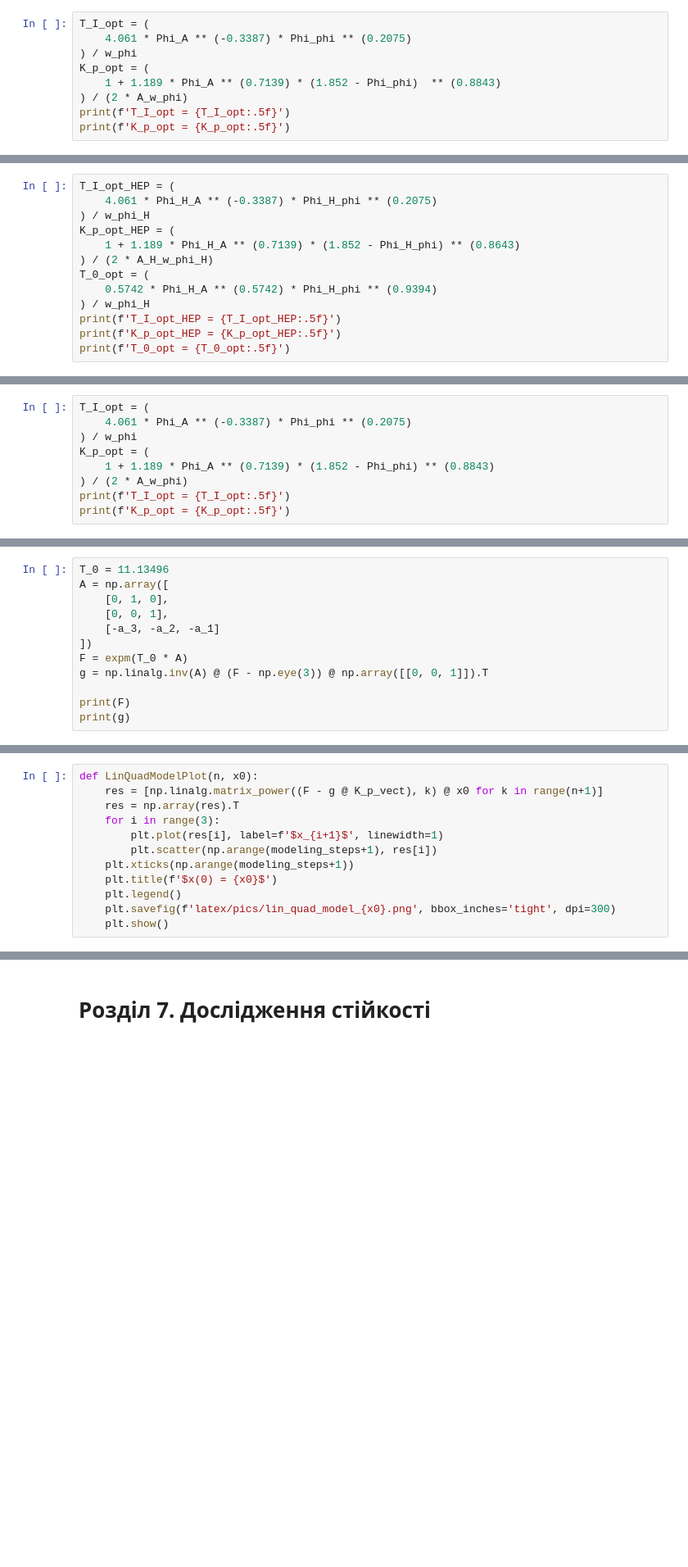
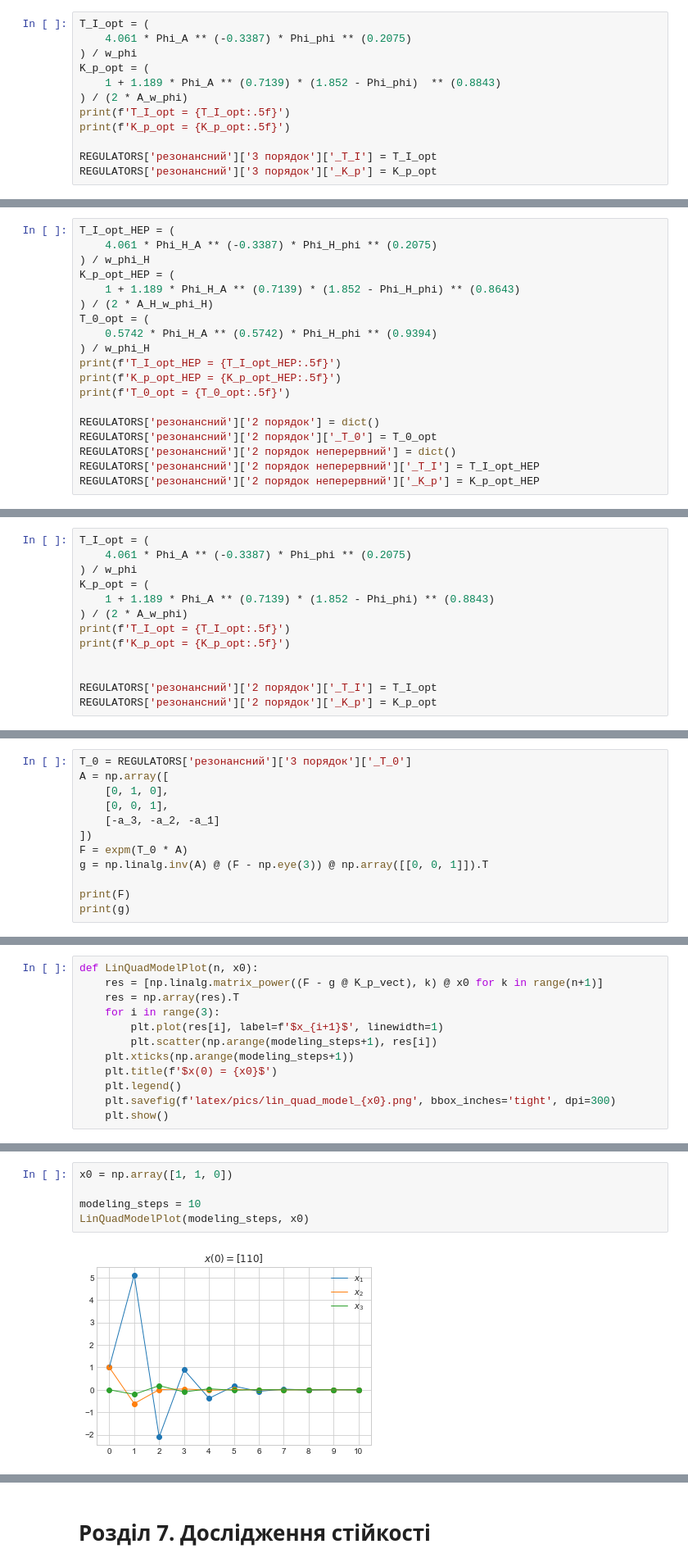
Before and after one commit to Yalikesifulei/iasa_control_theory_coursework, a Jupyter notebook: help.ipynb, the cells around one changed output, grey strips where cells are left out. Shown: that part at 82% size. Drawn from its saved outputs; the diff is of its cells as text; blank space fills up the shorter version.

```diff
--- a/help.ipynb
+++ b/help.ipynb
@@ -483,6 +504,9 @@ K_p_opt = (
 ) / (2 * A_w_phi)
 print(f'T_I_opt = {T_I_opt:.5f}')
 print(f'K_p_opt = {K_p_opt:.5f}')
+
+REGULATORS['резонансний']['3 порядок']['_T_I'] = T_I_opt
+REGULATORS['резонансний']['3 порядок']['_K_p'] = K_p_opt
 # %% [output]
 T_I_opt = 154.07932
 K_p_opt = 0.15495
@@ -617,6 +642,12 @@ T_0_opt = (
 print(f'T_I_opt_HEP = {T_I_opt_HEP:.5f}')
 print(f'K_p_opt_HEP = {K_p_opt_HEP:.5f}')
 print(f'T_0_opt = {T_0_opt:.5f}')
+
+REGULATORS['резонансний']['2 порядок'] = dict()
+REGULATORS['резонансний']['2 порядок']['_T_0'] = T_0_opt
+REGULATORS['резонансний']['2 порядок неперервний'] = dict()
+REGULATORS['резонансний']['2 порядок неперервний']['_T_I'] = T_I_opt_HEP
+REGULATORS['резонансний']['2 порядок неперервний']['_K_p'] = K_p_opt_HEP
 # %% [output]
 T_I_opt_HEP = 105.72649
 K_p_opt_HEP = 0.23703
@@ -686,6 +717,10 @@ K_p_opt = (
 ) / (2 * A_w_phi)
 print(f'T_I_opt = {T_I_opt:.5f}')
 print(f'K_p_opt = {K_p_opt:.5f}')
+
+
+REGULATORS['резонансний']['2 порядок']['_T_I'] = T_I_opt
+REGULATORS['резонансний']['2 порядок']['_K_p'] = K_p_opt
 # %% [output]
 T_I_opt = 117.36092
 K_p_opt = 0.20311
@@ -798,7 +833,7 @@ $$
 $$
 де $F = e^{A T_0}$, $\vec{g} = \int_0^{T_0} e^{A t} \vec{b} dt = A^{-1} \left(e^{A T_0} - I\right) \vec{b}$.
 # %%
-T_0 = 11.13496
+T_0 = REGULATORS['резонансний']['3 порядок']['_T_0']
 A = np.array([
     [0, 1, 0],
     [0, 0, 1],
@@ -877,3 +910,10 @@ modeling_steps = 10
 LinQuadModelPlot(modeling_steps, x0)
 # %% [output]
 [figure]
+# %%
+x0 = np.array([1, 1, 0])
+
+modeling_steps = 10
+LinQuadModelPlot(modeling_steps, x0)
+# %% [output]
+[figure, added]
```
Also changed, not shown: parts of 27 cells of this notebook, 7 other files.
